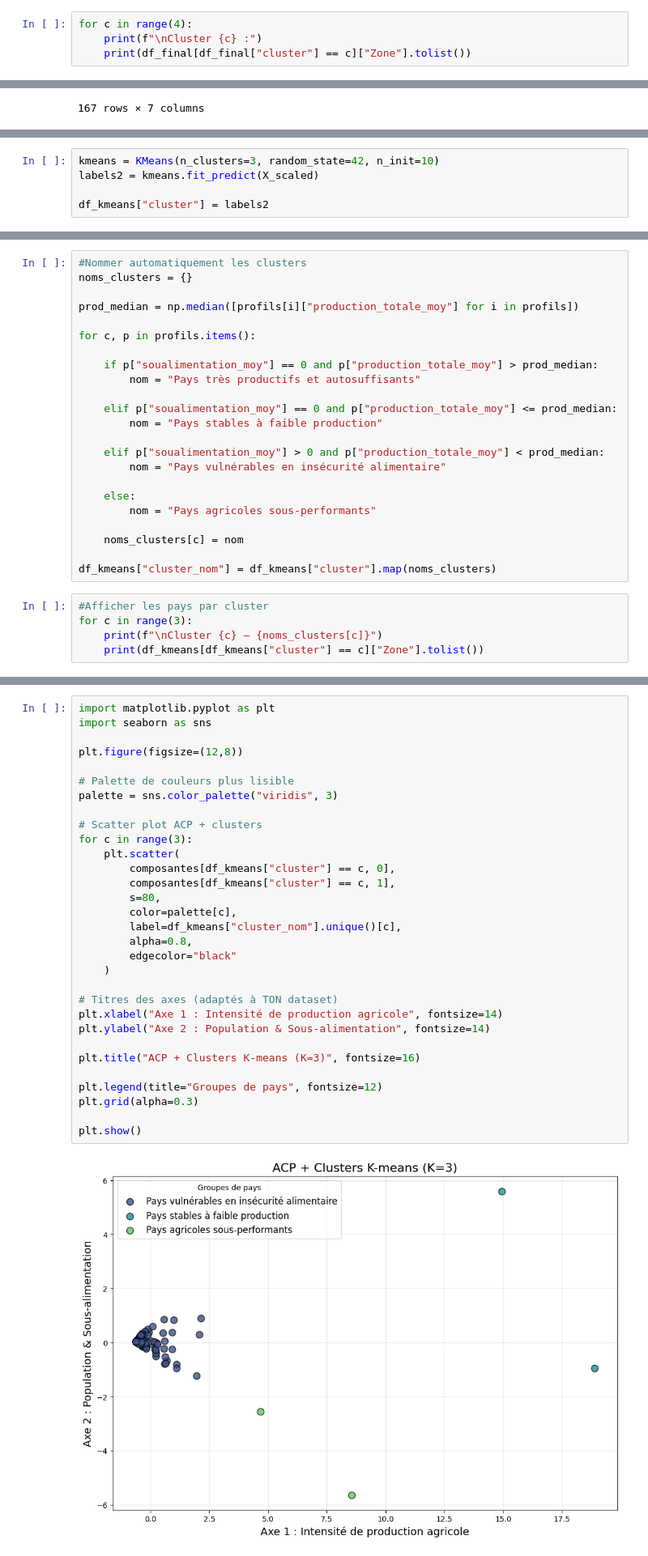
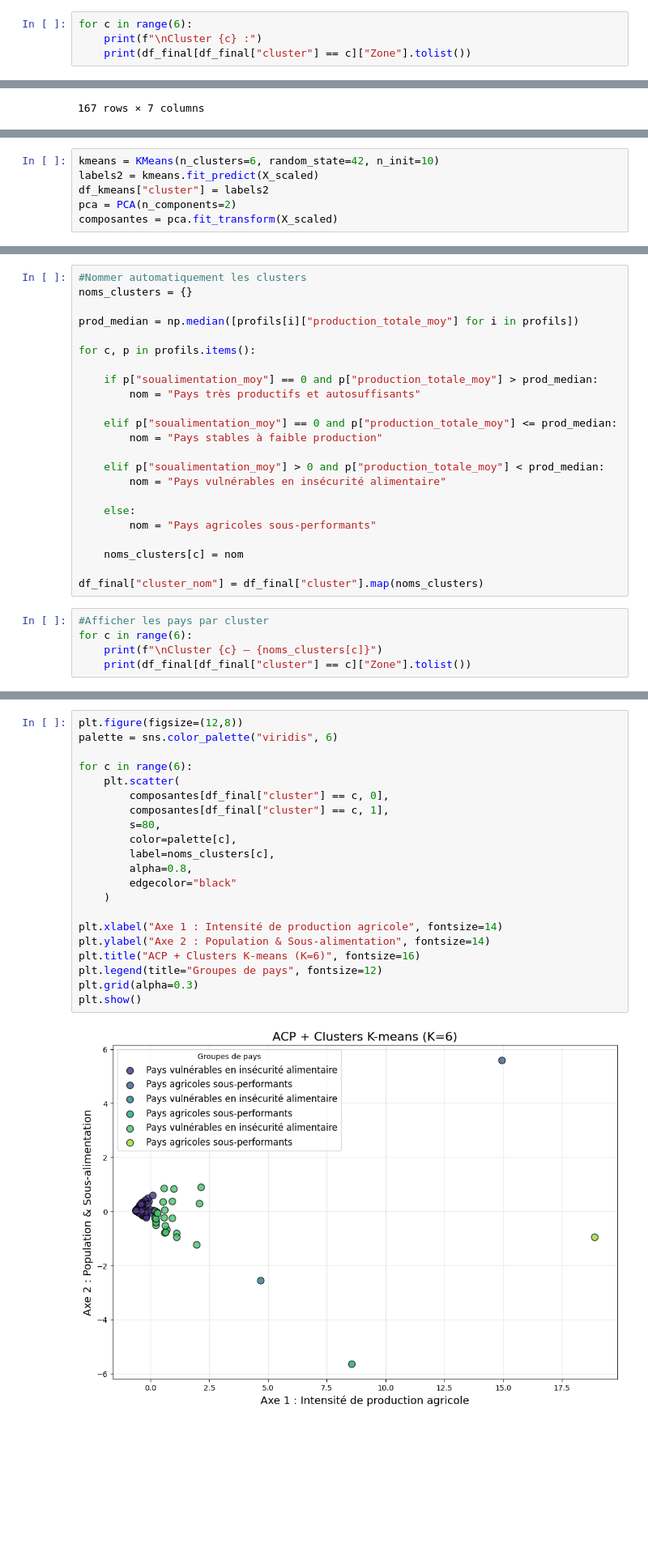
Before and after one commit to SIMPLON-DIST-Data-Analyst-211541/Hanna_Bief_FAO, a Jupyter notebook: FAO/ML_sousalimentation.ipynb, the cells around one changed output, grey strips where cells are left out. Shown at 81% size. Saved outputs shown, nothing was run; the diff lists cells and outputs as text; blank space fills up the shorter version.

Commit message:
commit avant les vacanse à revoir et finaliser

```diff
--- a/FAO/ML_sousalimentation.ipynb
+++ b/FAO/ML_sousalimentation.ipynb
@@ -266,5 +273,5 @@ plt.show()
 # %%
-for c in range(4):
+for c in range(6):
     print(f"\nCluster {c} :")
     print(df_final[df_final["cluster"] == c]["Zone"].tolist())
 # %% [output]
@@ -327,6 +464,7 @@ X_scaled = scaler.fit_transform(X)
 # %%
-kmeans = KMeans(n_clusters=3, random_state=42, n_init=10)
+kmeans = KMeans(n_clusters=6, random_state=42, n_init=10)
 labels2 = kmeans.fit_predict(X_scaled)
-
 df_kmeans["cluster"] = labels2
+pca = PCA(n_components=2)
+composantes = pca.fit_transform(X_scaled)
 # %%
@@ -401,11 +508,11 @@ for c, p in profils.items():
 
     noms_clusters[c] = nom
 
-df_kmeans["cluster_nom"] = df_kmeans["cluster"].map(noms_clusters)
+df_final["cluster_nom"] = df_final["cluster"].map(noms_clusters)
 # %%
 #Afficher les pays par cluster
-for c in range(3):
+for c in range(6):
     print(f"\nCluster {c} — {noms_clusters[c]}")
-    print(df_kmeans[df_kmeans["cluster"] == c]["Zone"].tolist())
+    print(df_final[df_final["cluster"] == c]["Zone"].tolist())
 # %% [output]
 Cluster 0 — Pays vulnérables en insécurité alimentaire
@@ -419,33 +535,23 @@ Cluster 2 — Pays stables à faible production
 # %%
-import matplotlib.pyplot as plt
-import seaborn as sns
+plt.figure(figsize=(12,8))
+palette = sns.color_palette("viridis", 6)
 
-plt.figure(figsize=(12,8))
-
-# Palette de couleurs plus lisible
-palette = sns.color_palette("viridis", 3)
-
-# Scatter plot ACP + clusters
-for c in range(3):
+for c in range(6):
     plt.scatter(
-        composantes[df_kmeans["cluster"] == c, 0],
-        composantes[df_kmeans["cluster"] == c, 1],
+        composantes[df_final["cluster"] == c, 0],
+        composantes[df_final["cluster"] == c, 1],
         s=80,
         color=palette[c],
-        label=df_kmeans["cluster_nom"].unique()[c],
+        label=noms_clusters[c],
         alpha=0.8,
         edgecolor="black"
     )
 
-# Titres des axes (adaptés à TON dataset)
 plt.xlabel("Axe 1 : Intensité de production agricole", fontsize=14)
 plt.ylabel("Axe 2 : Population & Sous-alimentation", fontsize=14)
-
-plt.title("ACP + Clusters K-means (K=3)", fontsize=16)
-
+plt.title("ACP + Clusters K-means (K=6)", fontsize=16)
 plt.legend(title="Groupes de pays", fontsize=12)
 plt.grid(alpha=0.3)
-
 plt.show()
 # %% [output]
-[figure, old version]
+[figure, new version]
```
Also changed, not shown: parts of 22 cells of this notebook, 2 other files.
